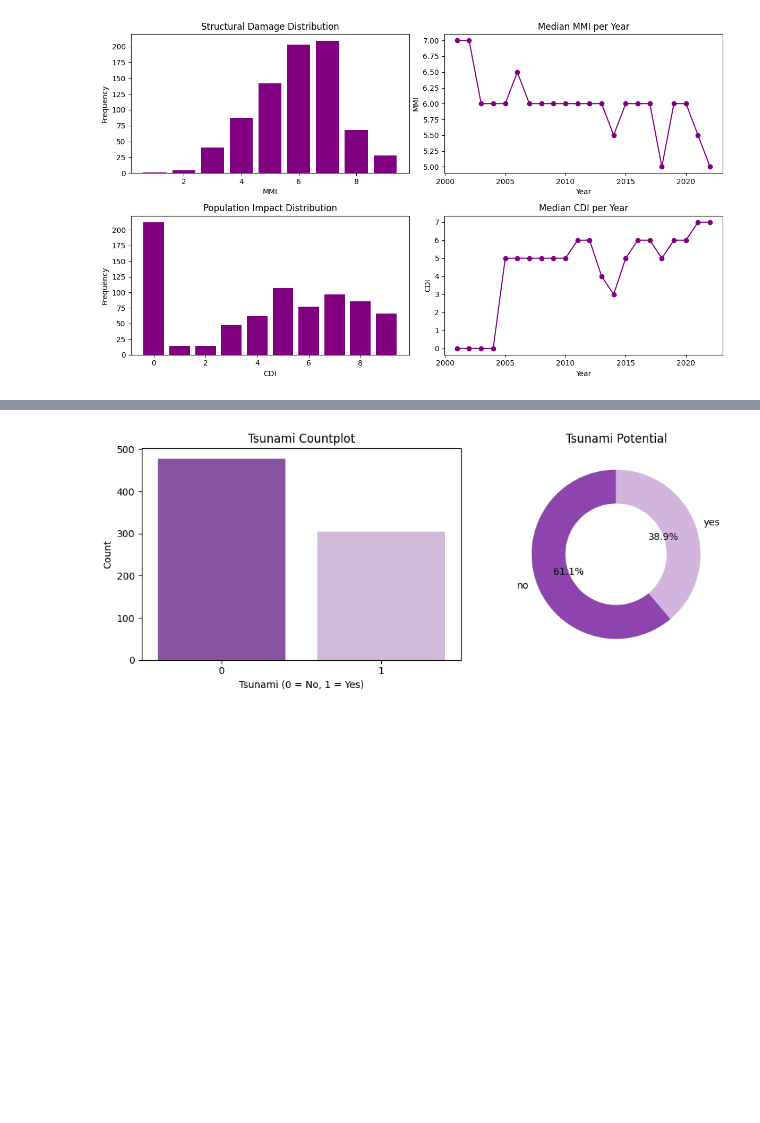
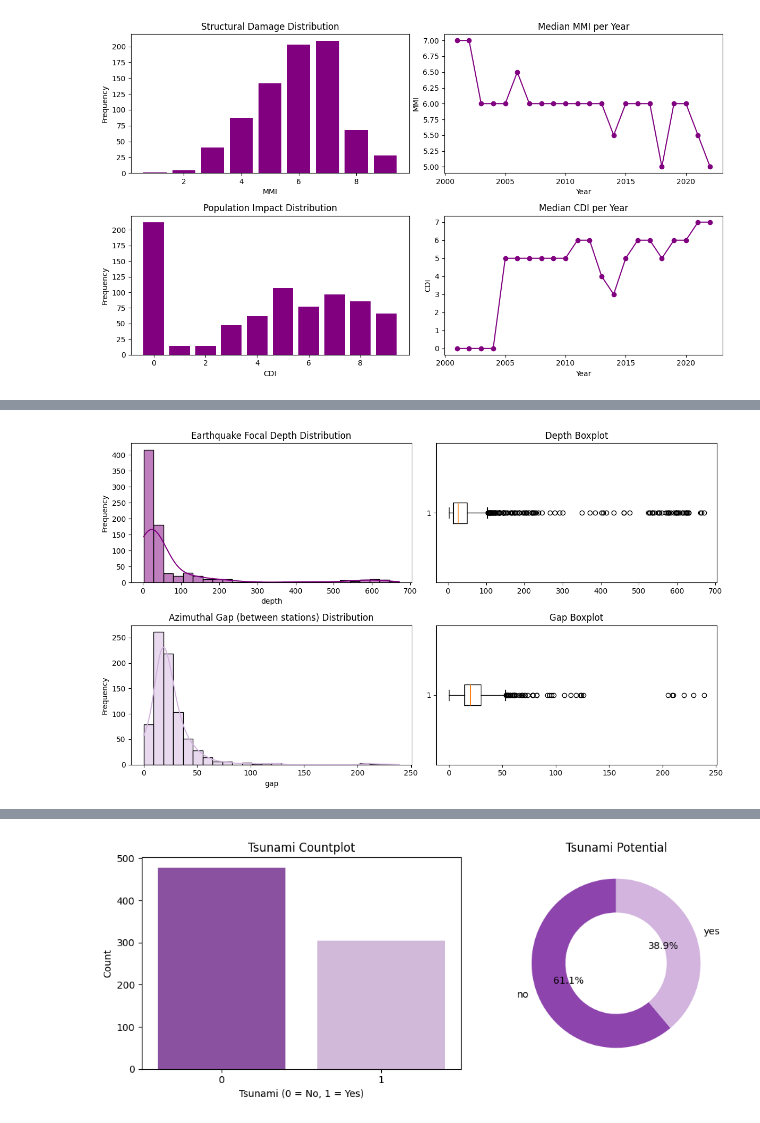
Before and after one commit to its-very-berry-dark/mini-data-science-labs, a Jupyter notebook: 00_EDA_on_datasets/A_earthquake_tsunami_risk_assessment/project_draft.ipynb, the cells around one changed output, grey strips where cells are left out. Saved outputs shown, nothing was run; the diff lists cells and outputs as text; code cells hidden in the pictures; blank space fills up the shorter version.

```diff
--- a/00_EDA_on_datasets/A_earthquake_tsunami_risk_assessment/project_draft.ipynb
+++ b/00_EDA_on_datasets/A_earthquake_tsunami_risk_assessment/project_draft.ipynb
@@ -281,0 +281,15 @@ plt.show()
+# %%
+fig, axes = plt.subplots(2, 2, figsize=(12,7))
+
+### DEPTH COLUMN ###
+plot_hist(axes[0, 0], 'depth', 'Earthquake Focal Depth Distribution', 'purple', True)
+plot_box(axes[0, 1], 'depth', 'Depth Boxplot')
+
+### GAP COLUMN ###
+plot_hist(axes[1, 0], 'gap', 'Azimuthal Gap (between stations) Distribution', '#D2B4DE', True)
+plot_box(axes[1, 1], 'gap', 'Gap Boxplot')
+
+plt.tight_layout()
+plt.show()
+# %% [output]
+[figure, added]
```
Also changed, not shown: parts of 9 cells of this notebook.
